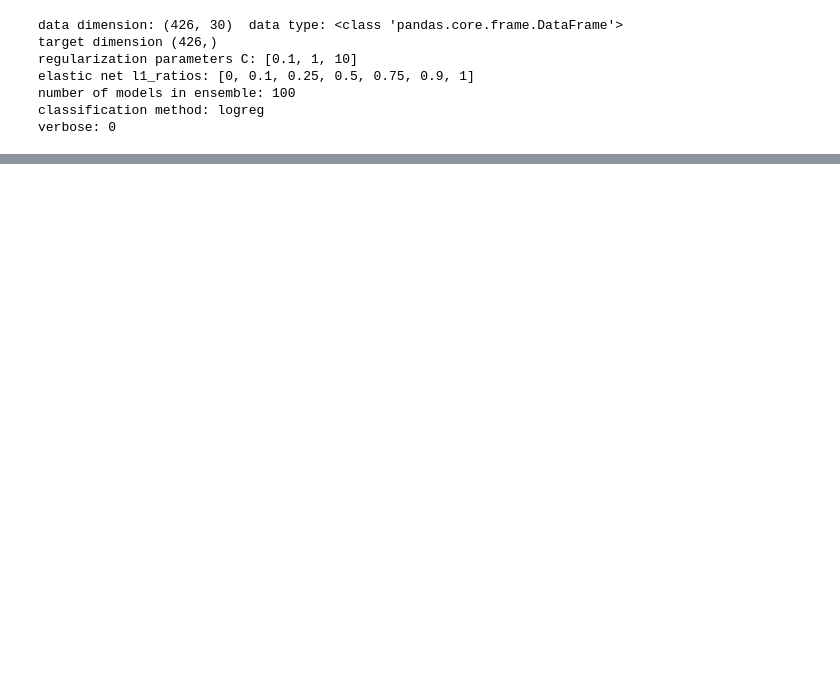
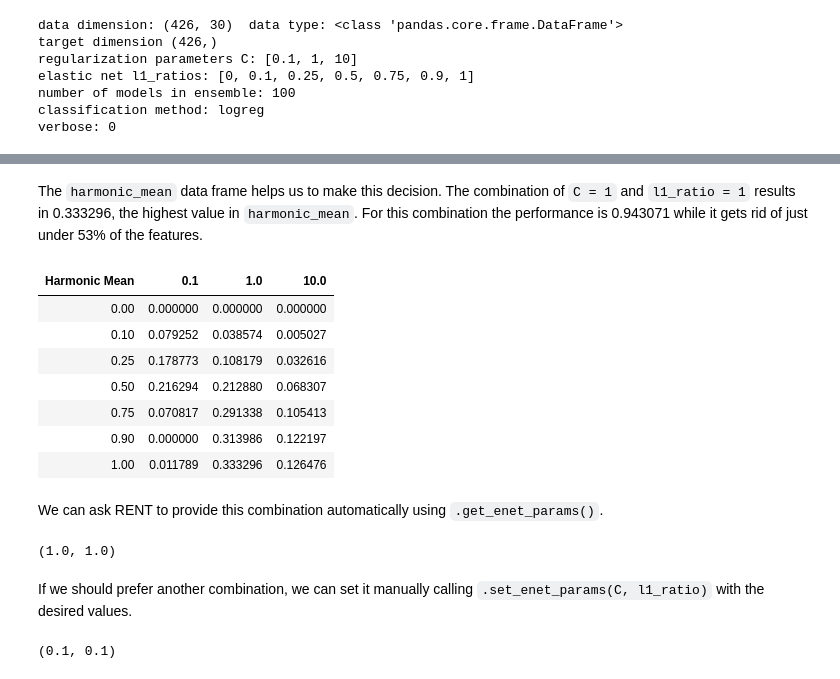
Before and after one commit to NMBU-Data-Science/RENT, a Jupyter notebook: src/RENT/Classification_example.ipynb, the cells around one changed output, grey strips where cells are left out. Cells and saved outputs as stored; diff of their text form; code cells hidden in the pictures; blank space fills up the shorter version.

```diff
--- a/src/RENT/Classification_example.ipynb
+++ b/src/RENT/Classification_example.ipynb
@@ -112,0 +163,22 @@ analysis.train()
+# %% [markdown]
+The `harmonic_mean` data frame helps us to make this decision. The combination of `C = 1` and `l1_ratio = 1` results in 0.333296, the highest value in `harmonic_mean`. For this combination the performance is 0.943071 while it gets rid of just under 53% of the features.
+# %%
+harmonic_mean
+# %% [output]
+| Harmonic Mean | 0.1 | 1.0 | 10.0 |
+| 0.00 | 0.000000 | 0.000000 | 0.000000 |
+| 0.10 | 0.079252 | 0.038574 | 0.005027 |
+| 0.25 | 0.178773 | 0.108179 | 0.032616 |
+| 0.50 | 0.216294 | 0.212880 | 0.068307 |
+| 0.75 | 0.070817 | 0.291338 | 0.105413 |
+| 0.90 | 0.000000 | 0.313986 | 0.122197 |
+| 1.00 | 0.011789 | 0.333296 | 0.126476 |
+# %% [markdown]
+We can ask RENT to provide this combination automatically using `.get_enet_params()`.
+# %%
+# can play around with enet parameter setting...
+analysis.get_enet_params()
+# %% [output]
+(1.0, 1.0)
+# %% [markdown]
+If we should prefer another combination, we can set it manually calling `.set_enet_params(C, l1_ratio)` with the desired values.
@@ -112,0 +187,4 @@ analysis.train()
+# %%
+analysis.get_enet_params()
+# %% [output]
+(0.1, 0.1)
```
Also changed, not shown: parts of 42 cells of this notebook.
